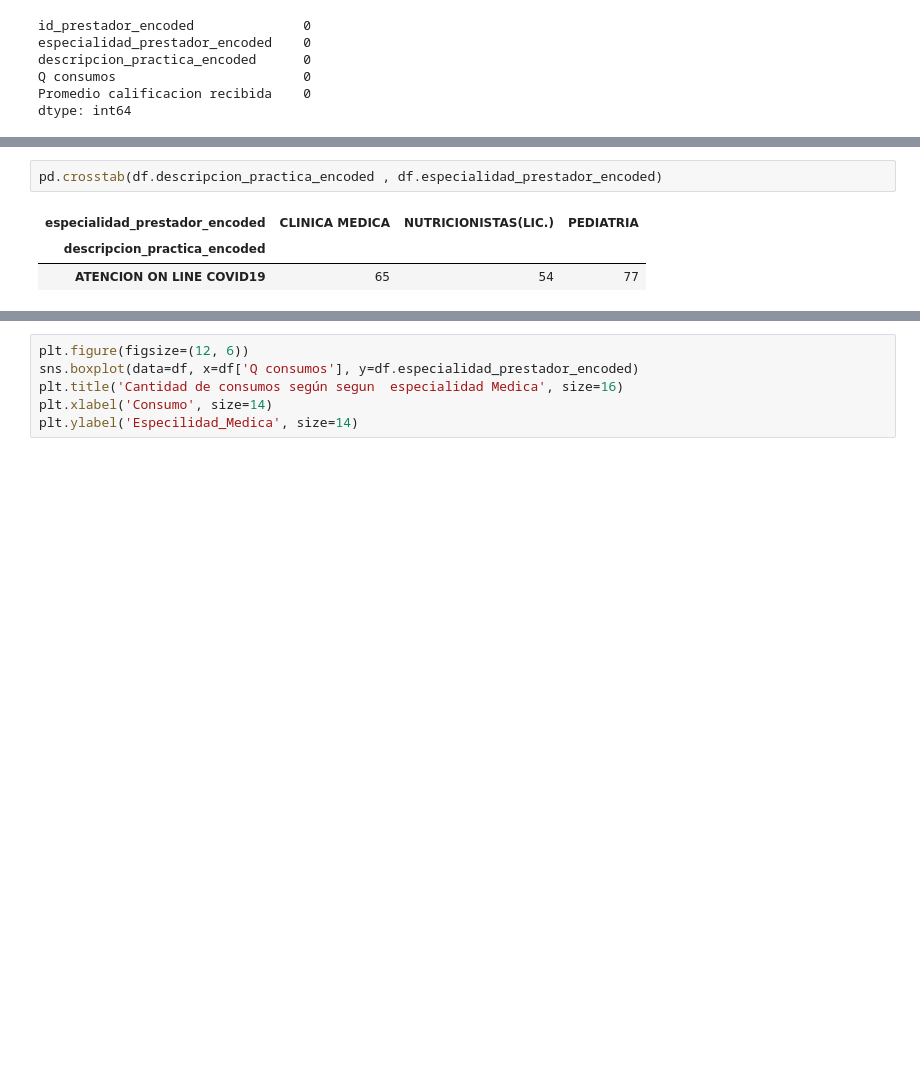
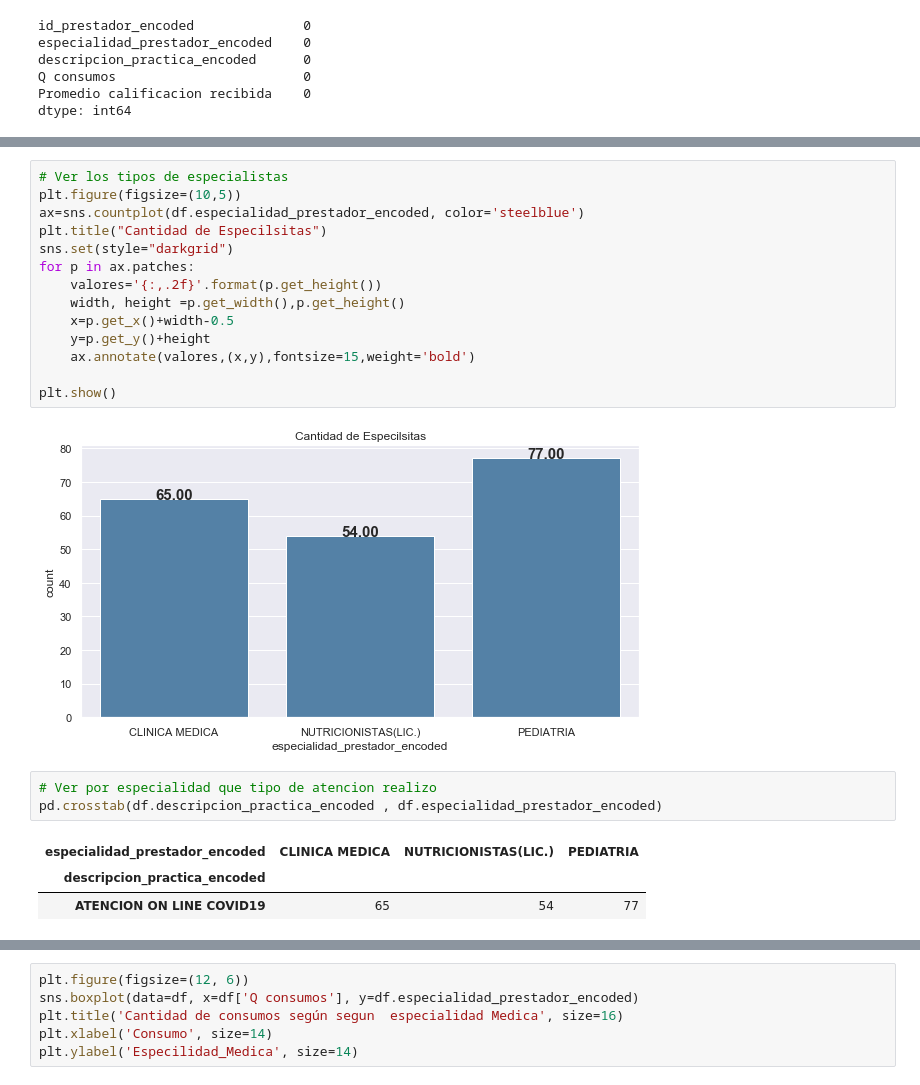
Before and after one commit to JuanMajul/Mentoria_DiploDatos2021, a Jupyter notebook: Analisis_Oferta.ipynb, the cells around one changed output, grey strips where cells are left out. Drawn from its saved outputs; the diff is of its cells as text; blank space fills up the shorter version.

```diff
--- a/Analisis_Oferta.ipynb
+++ b/Analisis_Oferta.ipynb
@@ -75,4 +101,21 @@ sns.set(style="darkgrid")
+# %%
+# Ver los tipos de especialistas
+plt.figure(figsize=(10,5))
+ax=sns.countplot(df.especialidad_prestador_encoded, color='steelblue')
+plt.title("Cantidad de Especilsitas")
+sns.set(style="darkgrid")
+for p in ax.patches:
+    valores='{:,.2f}'.format(p.get_height())
+    width, height =p.get_width(),p.get_height()
+    x=p.get_x()+width-0.5
+    y=p.get_y()+height
+    ax.annotate(valores,(x,y),fontsize=15,weight='bold')
+
+plt.show()
+# %% [output]
+[figure, added]
 # %%
+# Ver por especialidad que tipo de atencion realizo
 pd.crosstab(df.descripcion_practica_encoded , df.especialidad_prestador_encoded)
 # %% [output]
 | especialidad_prestador_encoded | CLINICA MEDICA | NUTRICIONISTAS(LIC.) | PEDIATRIA |
```
Also changed, not shown: parts of 21 cells of this notebook.
